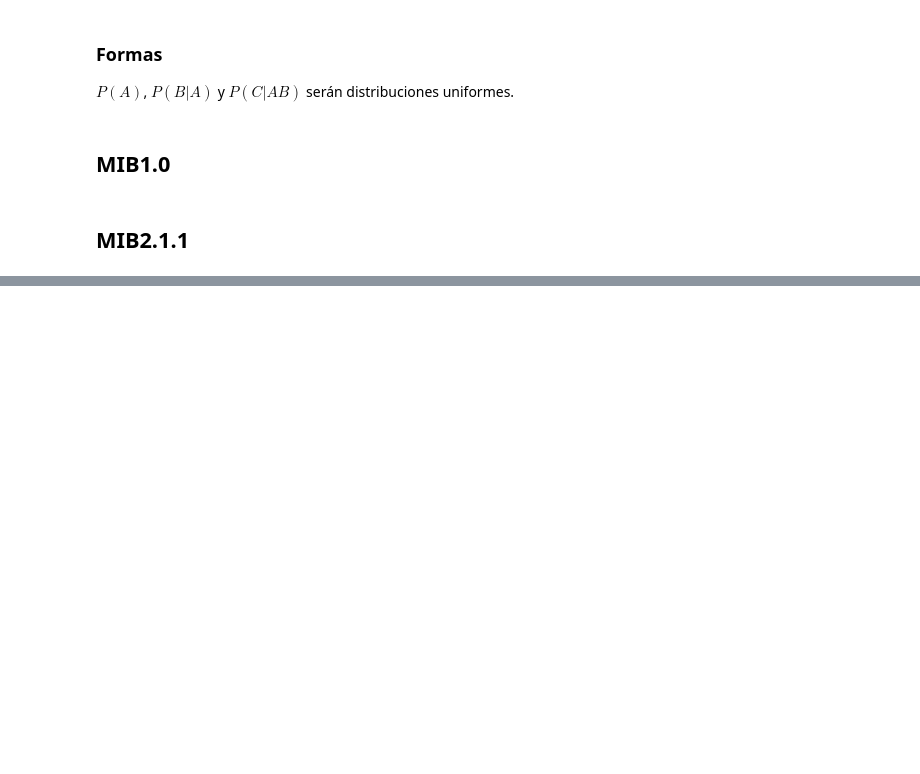
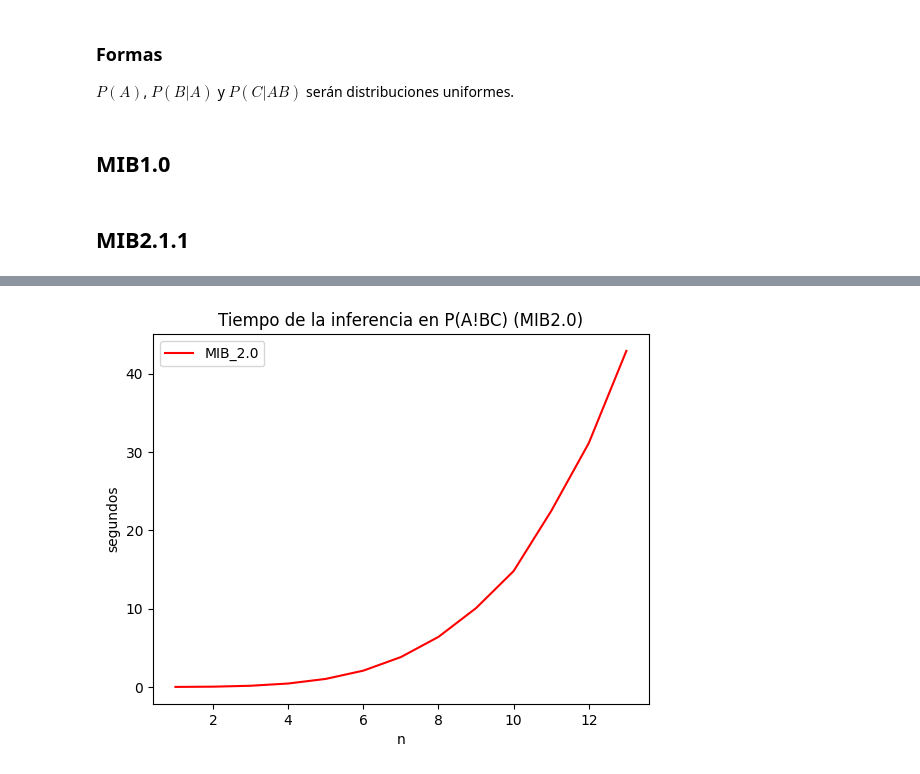
Before and after one commit to robertorys/Tesis, a Jupyter notebook: Test_mib_v2_1_1.ipynb, the cells around one changed output, grey strips where cells are left out. Saved outputs shown, nothing was run; the diff lists cells and outputs as text; code cells hidden in the pictures; blank space fills up the shorter version.

```diff
--- a/Test_mib_v2_1_1.ipynb
+++ b/Test_mib_v2_1_1.ipynb
@@ -133,10 +318,10 @@ for i in range(n):
     PA = mb.Distrib(set([A]), dA)
 
     dB_A = pd.DataFrame(tB_A, columns=[A.name, B.name,'probability'])
-    PB_A = mb.CondDistrib(set([A]), set([B]),dB_A)
+    PB_A = mb.CondDistrib(set([B]), set([A]),dB_A)
 
     dC_AB = pd.DataFrame(tC_AB, columns=[A.name, B.name, C.name,'probability'])
-    PC_AB = mb.CondDistrib(set([C]), set([A,B]),dB_A)
+    PC_AB = mb.CondDistrib(set([C]), set([A,B]),dC_AB)
 
     # Espesificación
     PABC = mb.Specification(vars=set([A,B,C]), descomp=set([PA,PB_A, PC_AB]))
@@ -148,7 +333,8 @@ for i in range(n):
     tracemalloc.start()
 
     inicio = time.time()
-    PB = Q_ABC.DistributionQuery(vars=set([B]))
+    print(i+1)
+    PB = Q_ABC.DistributionQuery(vars=set([A]), indep=set([B,C]))
     fin = time.time()
 
     memoria_actual, memoria_pico = tracemalloc.get_traced_memory()
@@ -162,0 +363,16 @@ KeyError: 'B'
+# %%
+xn = [i+1 for i in range(13)]
+fig, ax = plt.subplots()
+
+# MIB_2.0
+ax.plot(xn, timesM, color='r',label = 'MIB_2.0')
+ax.set_title("Tiempo de la inferencia en P(A|BC) (MIB2.0)")
+
+ax.set_xlabel("n")
+ax.set_ylabel("segundos")
+ax.legend(loc = 'upper left')
+
+# Mostrar las gráficas
+plt.show()
+# %% [output]
+[figure, added]
```
Also changed, not shown: parts of 9 cells of this notebook, 4 other files.
